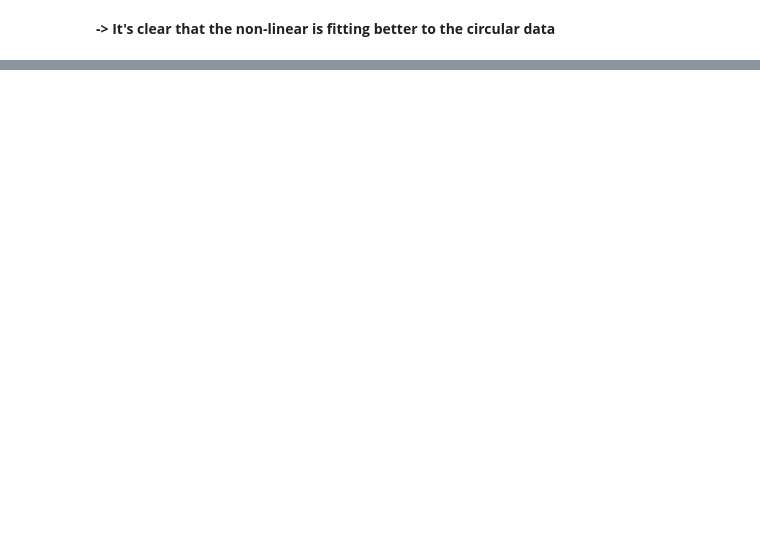
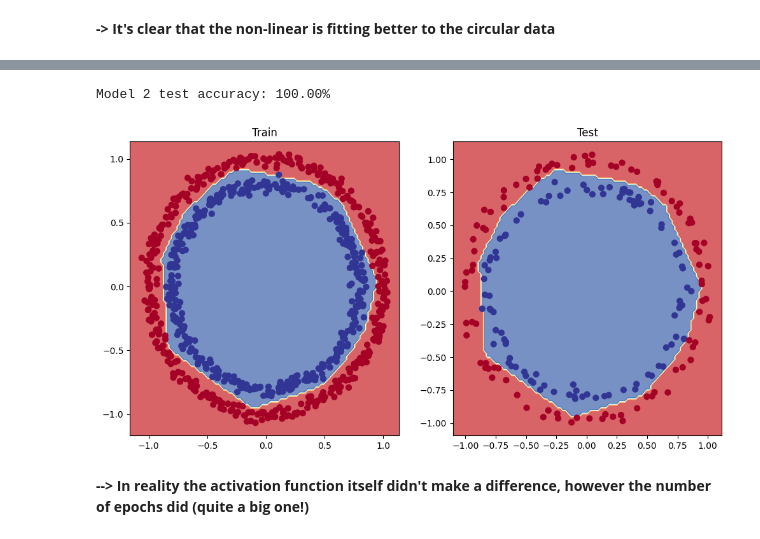
Before and after one commit to Fares-pr0g/ML-journey-ep-2-Experimenting-with-NN-s-in-PyTorch, a Jupyter notebook: Learning_PyTorch02.ipynb, the cells around one changed output, grey strips where cells are left out. Cells and saved outputs as stored; diff of their text form; code cells hidden in the pictures; blank space fills up the shorter version.

```diff
--- a/Learning_PyTorch02.ipynb
+++ b/Learning_PyTorch02.ipynb
@@ -271,0 +306,34 @@ plot_decision_boundary(Model_1, X_test, y_test)
+# %%
+# we need a new loss_fn & optimizer
+loss_fn= nn.BCEWithLogitsLoss()
+optimizer_2= torch.optim.SGD(params=Model_2.parameters(), lr=0.1)
+# %%
+# Fitting the model
+torch.manual_seed(42)
+epochs= 2000
+
+#this step is already done previously, but for clarity we'll have it again
+X_train, X_test= X_train.to(device), X_test.to(device)
+y_train, y_test= y_train.to(device), y_test.to(device)
+
+for epoch in range(epochs):
+
+  Model_2.train()
+  y_logits=Model_2(X_train).squeeze()
+  y_pred= torch.round(torch.sigmoid(y_logits))
+  train_loss= loss_fn(y_logits, y_train)
+  train_acc= accuracy(y_true=y_train, y_pred=y_pred)
+
+  optimizer_2.zero_grad()
+  train_loss.backward()
+  optimizer_2.step()
+
+  Model_2.eval()
+  with torch.inference_mode():
+    test_logits= Model_2(X_test).squeeze()
+    test_pred= torch.round(torch.sigmoid(test_logits))
+    test_loss= loss_fn(test_logits, y_test)
+    test_acc= accuracy(y_true=y_test, y_pred=test_pred)
+
+    if epoch %100 ==0:
+      print(f"Epoch: {epoch} | Train Loss: {train_loss:.5f} | Train Acc: {train_acc:.2f}% | Test Loss: {test_loss:.5f} | Test Acc: {test_acc:.2f}")
@@ -271,0 +361,22 @@ plot_decision_boundary(Model_1, X_test, y_test)
+# %%
+# Let's test the model and make predictions
+Model_2.eval()
+with torch.inference_mode():
+  test_pred= torch.round(torch.sigmoid(Model_2(X_test).squeeze()))
+  acc= accuracy(y_true=y_test, y_pred=test_pred)
+  print(f"Model 2 test accuracy: {acc:.2f}%")
+# %% [output]
+Model 2 test accuracy: 100.00%
+# %%
+# Plot decision boundaries for training and test sets
+plt.figure(figsize=(12, 6))
+plt.subplot(1, 2, 1)
+plt.title("Train")
+plot_decision_boundary(Model_2, X_train, y_train)
+plt.subplot(1, 2, 2)
+plt.title("Test")
+plot_decision_boundary(Model_2, X_test, y_test)
+# %% [output]
+[figure, added]
+# %% [markdown]
+**--> In reality the activation function itself didn't make a difference, however the number of epochs did (quite a big one!)**
```
Also changed, not shown: parts of 12 cells of this notebook.
